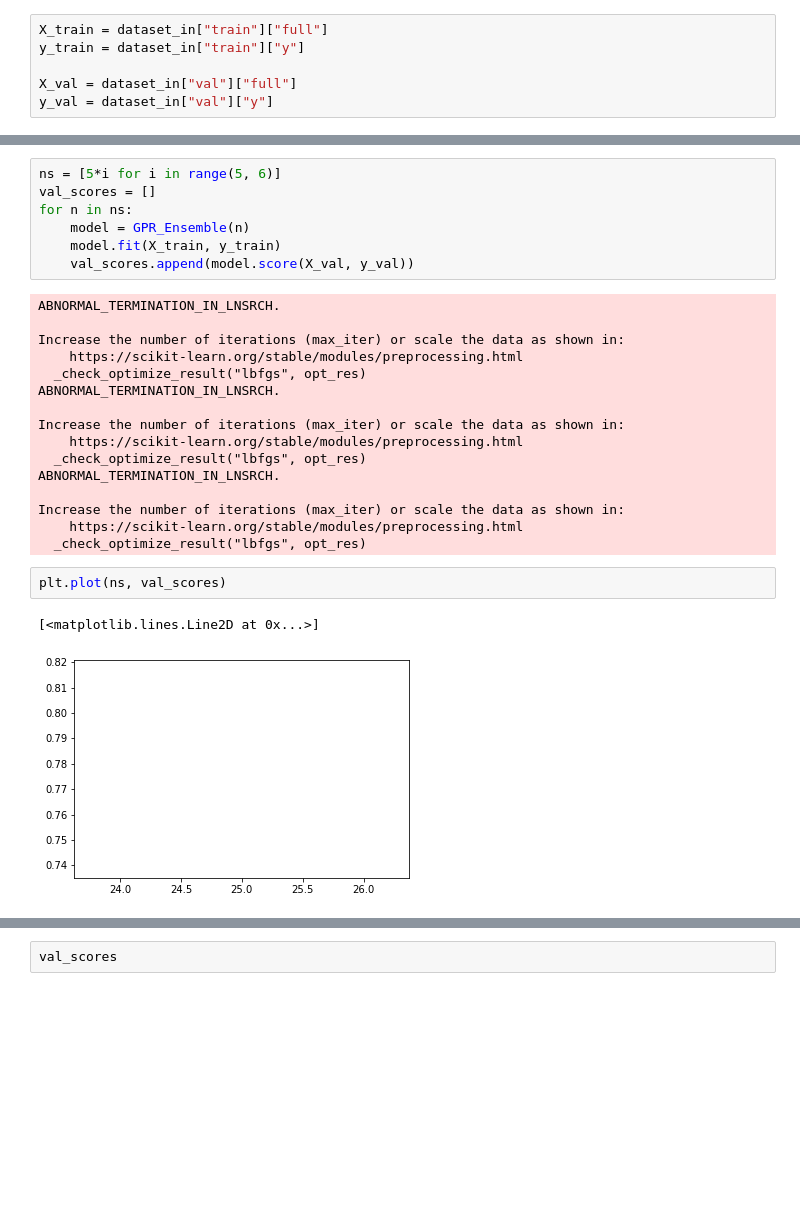
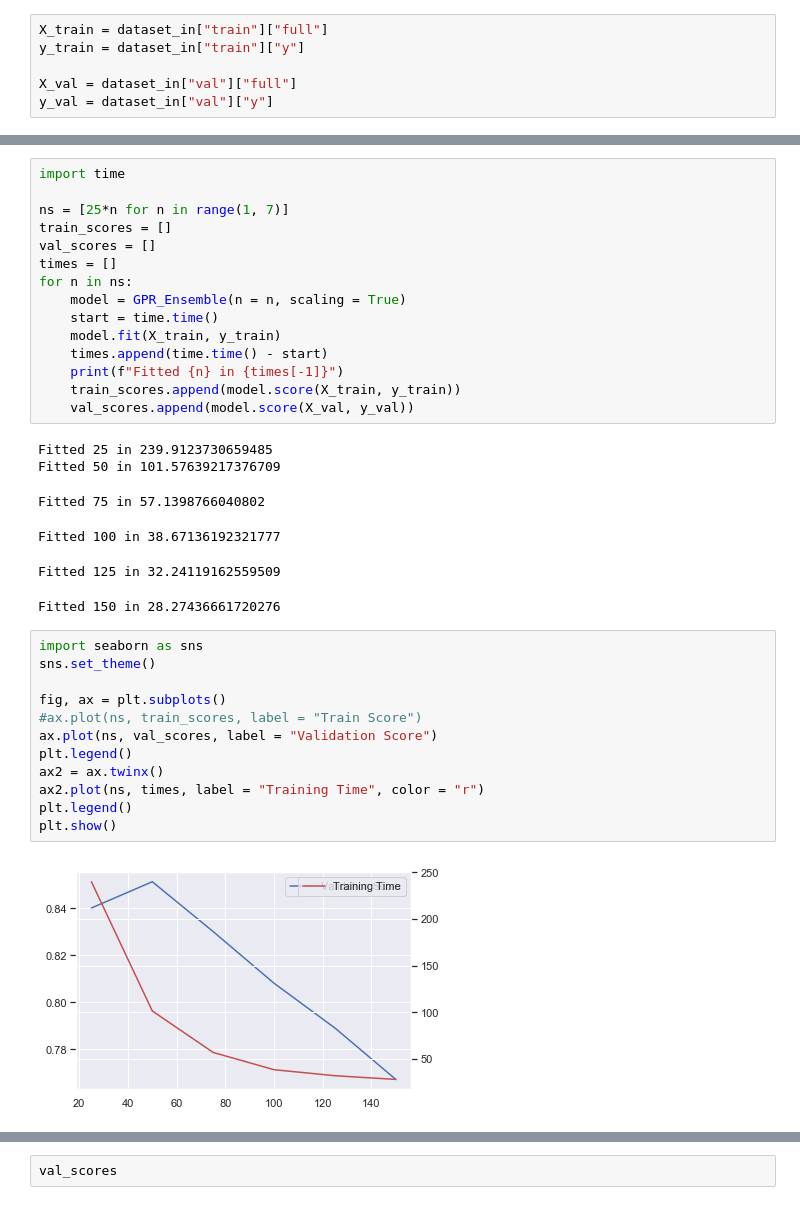
Before and after one commit to TheStek/Railway-Fares, a Jupyter notebook: Code/3. ML/GP Ensemble Test.ipynb, the cells around one changed output, grey strips where cells are left out. Drawn from its saved outputs; the diff is of its cells as text; blank space fills up the shorter version.

```diff
--- a/Code/3. ML/GP Ensemble Test.ipynb
+++ b/Code/3. ML/GP Ensemble Test.ipynb
@@ -88,28 +26,36 @@ False 0.7209556703898863
 # %%
-ns = [5*i for i in range(5, 6)]
+import time
+
+ns = [25*n for n in range(1, 7)]
+train_scores = []
 val_scores = []
+times = []
 for n in ns:
-    model = GPR_Ensemble(n)
+    model = GPR_Ensemble(n = n, scaling = True)
+    start = time.time()
     model.fit(X_train, y_train)
+    times.append(time.time() - start)
+    print(f"Fitted {n} in {times[-1]}")
+    train_scores.append(model.score(X_train, y_train))
     val_scores.append(model.score(X_val, y_val))
 # %% [output]
-ABNORMAL_TERMINATION_IN_LNSRCH.
-
-Increase the number of iterations (max_iter) or scale the data as shown in:
-    https://scikit-learn.org/stable/modules/preprocessing.html
-  _check_optimize_result("lbfgs", opt_res)
-ABNORMAL_TERMINATION_IN_LNSRCH.
-
-Increase the number of iterations (max_iter) or scale the data as shown in:
-    https://scikit-learn.org/stable/modules/preprocessing.html
-  _check_optimize_result("lbfgs", opt_res)
-ABNORMAL_TERMINATION_IN_LNSRCH.
-
-Increase the number of iterations (max_iter) or scale the data as shown in:
-    https://scikit-learn.org/stable/modules/preprocessing.html
-  _check_optimize_result("lbfgs", opt_res)
+Fitted 25 in 239.9123730659485
+Fitted 50 in 101.57639217376709
+Fitted 75 in 57.1398766040802
+Fitted 100 in 38.67136192321777
+Fitted 125 in 32.24119162559509
+Fitted 150 in 28.27436661720276
-# %%
-plt.plot(ns, val_scores)
-# %% [output]
-[<matplotlib.lines.Line2D at 0x...>]
-[figure, removed]
+# %%
+import seaborn as sns
+sns.set_theme()
+
+fig, ax = plt.subplots()
+#ax.plot(ns, train_scores, label = "Train Score")
+ax.plot(ns, val_scores, label = "Validation Score")
+plt.legend()
+ax2 = ax.twinx()
+ax2.plot(ns, times, label = "Training Time", color = "r")
+plt.legend()
+plt.show()
+# %% [output]
+[figure, added]
```
Also changed, not shown: parts of 7 cells of this notebook, 16 other files.
